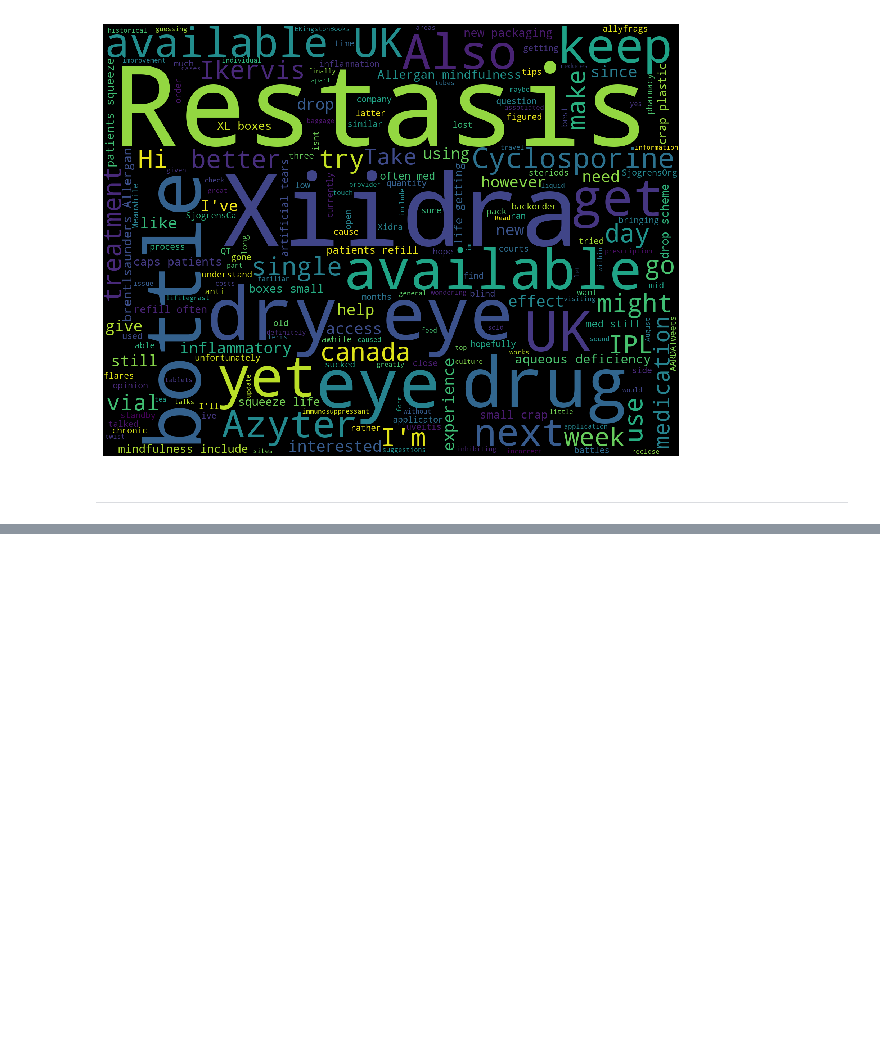
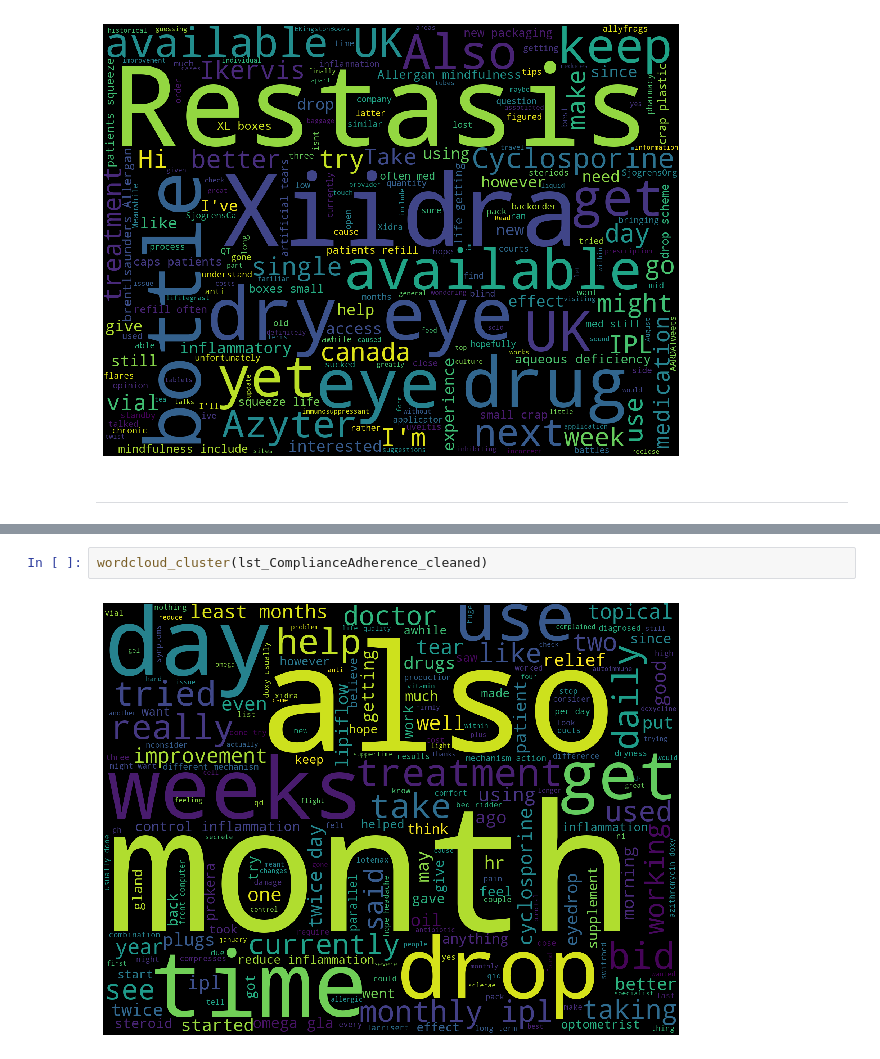
Before and after one commit to skumaravel/learning_and_discussions, a Jupyter notebook: jupyter_notebooks/text_classification/social_media_post_classification/social_media_posts_classification_eda.ipynb, the cells around one changed output, grey strips where cells are left out. Cells and saved outputs as stored; diff of their text form; blank space fills up the shorter version.

```diff
--- a/jupyter_notebooks/text_classification/social_media_post_classification/social_media_posts_classification_eda.ipynb
+++ b/jupyter_notebooks/text_classification/social_media_post_classification/social_media_posts_classification_eda.ipynb
@@ -151,0 +271,4 @@ wordcloud_cluster(lst_ComfortConvenience)
+# %%
+wordcloud_cluster(lst_ComplianceAdherence_cleaned)
+# %% [output]
+[figure, added]
```
Also changed, not shown: parts of 40 cells of this notebook.
